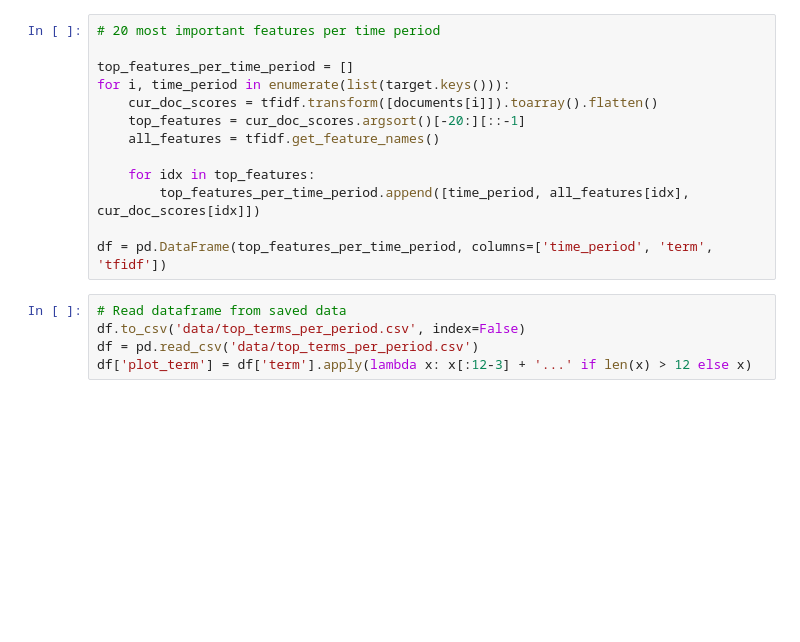
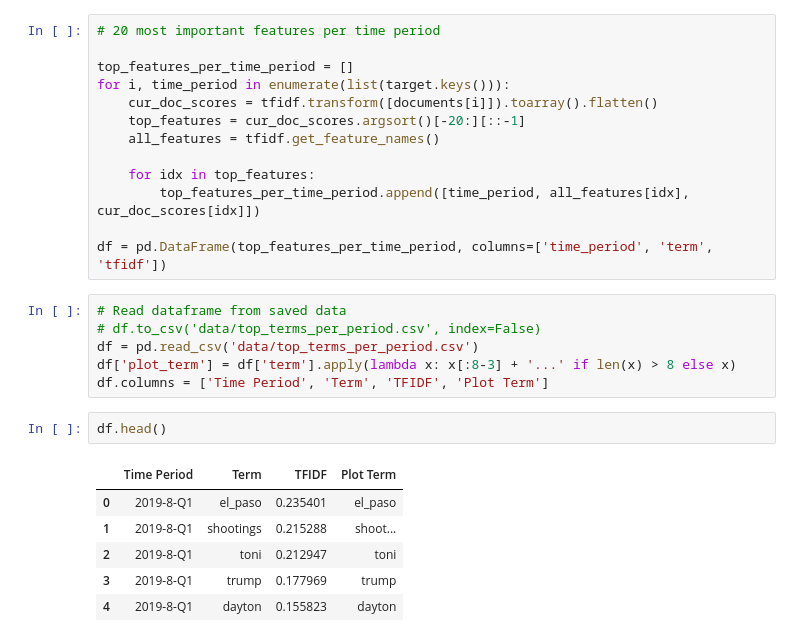
Before and after one commit to prakritbaruah/visualisations, a Jupyter notebook: nyt_top_terms/nyt_top_terms.ipynb, the cells around one changed output. Saved outputs shown, nothing was run; the diff lists cells and outputs as text; blank space fills up the shorter version.

```diff
--- a/nyt_top_terms/nyt_top_terms.ipynb
+++ b/nyt_top_terms/nyt_top_terms.ipynb
@@ -111,9 +108,19 @@ for i, time_period in enumerate(list(target.keys())):
 df = pd.DataFrame(top_features_per_time_period, columns=['time_period', 'term', 'tfidf'])
 # %%
 # Read dataframe from saved data
-df.to_csv('data/top_terms_per_period.csv', index=False)
+# df.to_csv('data/top_terms_per_period.csv', index=False)
 df = pd.read_csv('data/top_terms_per_period.csv')
-df['plot_term'] = df['term'].apply(lambda x: x[:12-3] + '...' if len(x) > 12 else x)
+df['plot_term'] = df['term'].apply(lambda x: x[:8-3] + '...' if len(x) > 8 else x)
+df.columns = ['Time Period', 'Term', 'TFIDF', 'Plot Term']
+# %%
+df.head()
+# %% [output]
+|  | Time Period | Term | TFIDF | Plot Term |
+| 0 | 2019-8-Q1 | el_paso | 0.235401 | el_paso |
+| 1 | 2019-8-Q1 | shootings | 0.215288 | shoot... |
+| 2 | 2019-8-Q1 | toni | 0.212947 | toni |
+| 3 | 2019-8-Q1 | trump | 0.177969 | trump |
+| 4 | 2019-8-Q1 | dayton | 0.155823 | dayton |
 # %%
 import plotly.express as px
 
```
Also changed, not shown: parts of 2 cells of this notebook, 2 other files.
